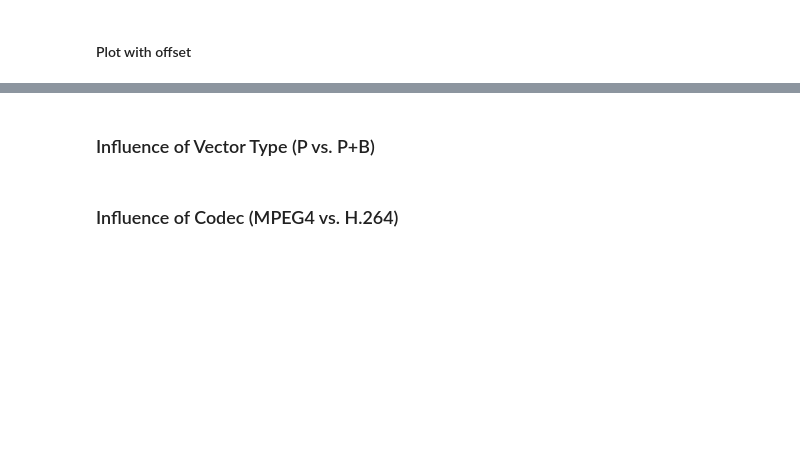
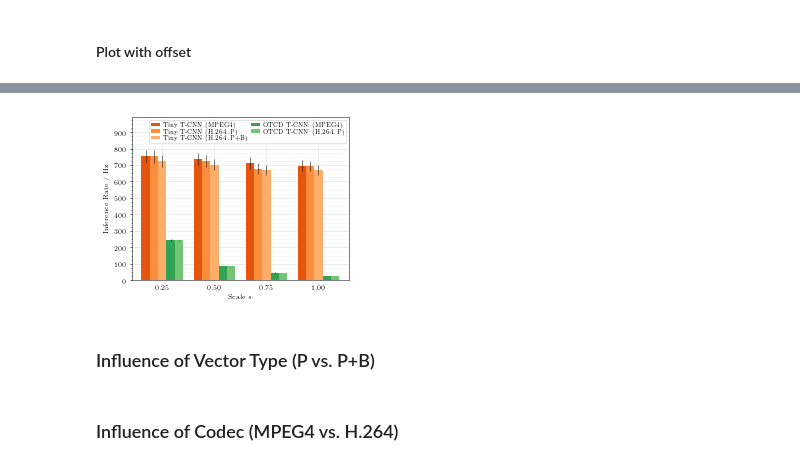
Before and after one commit to lukasbommes-unfinished-projects/mv-tracker, a Jupyter notebook: infos/paper/Plots.ipynb, the cells around one changed output, grey strips where cells are left out. Saved outputs shown, nothing was run; the diff lists cells and outputs as text; code cells hidden in the pictures; blank space fills up the shorter version.

```diff
--- a/infos/paper/Plots.ipynb
+++ b/infos/paper/Plots.ipynb
@@ -301,3 +231,54 @@ plt.show()
+# %%
+k = 10
+baseline = data[data.tracker_type.isin(["baseline"]) & data.det_interval.isin([k])]
+baseline = baseline.sort_values("scale", axis=0, ascending=True, na_position='last')
+
+deep_upsampled = data[data.tracker_type.isin(["deep"]) & data.mvs_mode.isin(["upsampled"]) & data.det_interval.isin([k])]
+deep_upsampled = deep_upsampled.sort_values("scale", axis=0, ascending=True, na_position='last')
+
+deep_dense = data[data.tracker_type.isin(["deep"]) & data.mvs_mode.isin(["dense"]) & data.det_interval.isin([k])]
+deep_dense = deep_dense.sort_values("scale", axis=0, ascending=True, na_position='last')
+# %%
+f, ax = plt.subplots(1, 1, figsize=(3.9,3))
+
+cmap = cm.get_cmap('tab20c')
+xs = np.array([0.25, 0.5, 0.75, 1.0])
+width = 0.04
+
+# Tiny T-CNN
+mask = deep_dense.codec.isin(["mpeg4"]) & deep_dense.vector_type.isin(["p", np.nan])
+ax.bar(xs-2*width, deep_dense[mask]["inference_fps_mean"], width=width, yerr=deep_dense[mask]["inference_fps_std"], color=cmap(4))
+
+mask = deep_dense.codec.isin(["h264"]) & deep_dense.vector_type.isin(["p", np.nan])
+ax.bar(xs-width, deep_dense[mask]["inference_fps_mean"], width=width, yerr=deep_dense[mask]["inference_fps_std"], color=cmap(5))
+
+mask = deep_dense.codec.isin(["h264"]) & deep_dense.vector_type.isin(["p+b"])
+ax.bar(xs, deep_dense[mask]["inference_fps_mean"], width=width, yerr=deep_dense[mask]["inference_fps_std"], color=cmap(6))
+
+# OTCD T-CNN
+mask = deep_upsampled.codec.isin(["mpeg4"]) & deep_upsampled.vector_type.isin(["p", np.nan])
+ax.bar(xs+width, deep_upsampled[mask]["inference_fps_mean"], width=width, yerr=deep_upsampled[mask]["inference_fps_std"], color=cmap(8))
+
+mask = deep_upsampled.codec.isin(["h264"]) & deep_upsampled.vector_type.isin(["p", np.nan])
+ax.bar(xs+2*width, deep_upsampled[mask]["inference_fps_mean"], width=width, yerr=deep_upsampled[mask]["inference_fps_std"], color=cmap(9))
+
+leg = ax.legend(["Tiny T-CNN (MPEG4)", "Tiny T-CNN (H.264, P)", "Tiny T-CNN (H.264, P+B)", "OTCD T-CNN (MPEG4)", "OTCD T-CNN (H.264, P)"], ncol=2)
+leg.get_frame().set_linewidth(0.5)
+ax.set_ylabel("Inference Rate / Hz")
+ax.set_xlabel("Scale $s$")
+ax.set_xticks([0.25, 0.5, 0.75, 1.0])
+ax.set_yticks(np.arange(0, 1001, 100))
+ax.set_yticks(np.arange(0, 1001, 25), minor=True)
+ax.tick_params(axis='x', which='both',length=0)
+ax.set_ylim([0, 990])
+ax.grid(which='major')
+ax.grid(which='minor', linestyle="dotted")
+ax.set_axisbelow(True)
+
+plt.savefig("plot_inference_times.pdf", bbox_inches="tight", pad_inches=0.01)
+plt.show()
+# %% [output]
+[figure, added]
 # %% [markdown]
 ### Influence of Vector Type (P vs. P+B)
 # %% [markdown]
```
Also changed, not shown: parts of 7 cells of this notebook, 6 other files.
